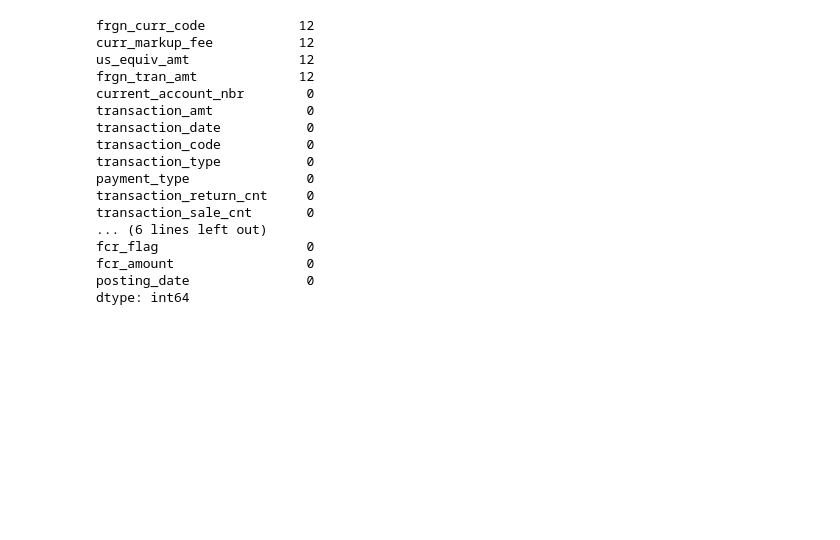
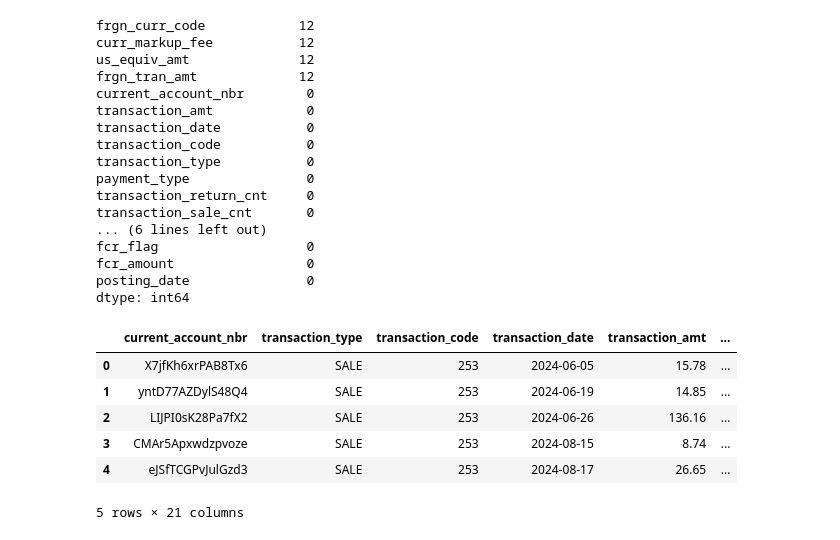
Before and after one commit to hazelLu6/synchrony-datathon-2025-alt-f4, a Jupyter notebook: data_cleaning/cleaning_transaction_fact.ipynb, the cells around one changed output. Cells and saved outputs as stored; diff of their text form; code cells hidden in the pictures; blank space fills up the shorter version.

```diff
--- a/data_cleaning/cleaning_transaction_fact.ipynb
+++ b/data_cleaning/cleaning_transaction_fact.ipynb
@@ -114,3 +114,13 @@ fcr_flag                   0
 fcr_amount                 0
 posting_date               0
 dtype: int64
+# %%
+df.head()
+# %% [output]
+|  | current_account_nbr | transaction_type | transaction_code | transaction_date | transaction_amt | ... |
+| 0 | X7jfKh6xrPAB8Tx6 | SALE | 253 | 2024-06-05 | 15.78 | ... |
+| 1 | yntD77AZDylS48Q4 | SALE | 253 | 2024-06-19 | 14.85 | ... |
+| 2 | LIJPI0sK28Pa7fX2 | SALE | 253 | 2024-06-26 | 136.16 | ... |
+| 3 | CMAr5Apxwdzpvoze | SALE | 253 | 2024-08-15 | 8.74 | ... |
+| 4 | eJSfTCGPvJulGzd3 | SALE | 253 | 2024-08-17 | 26.65 | ... |
+5 rows × 21 columns
```
Also changed, not shown: parts of 2 cells of this notebook, 3 other files.
